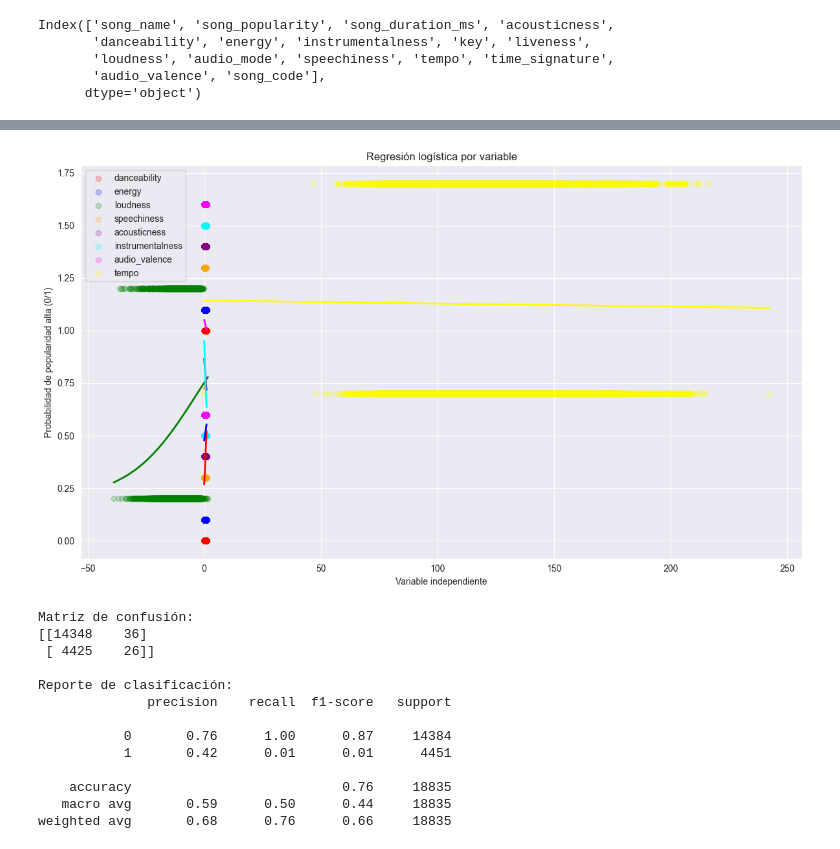
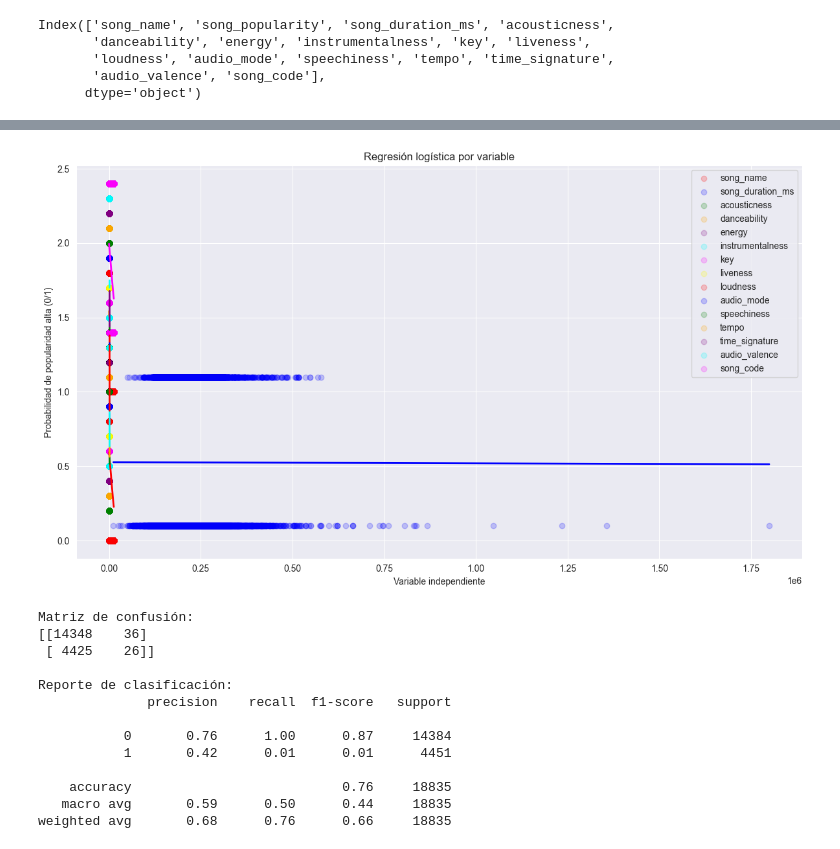
Before and after one commit to Cova01/ML_Spotify, a Jupyter notebook: reg_log.ipynb, the cells around one changed output, grey strips where cells are left out. Cells and saved outputs as stored; diff of their text form; code cells hidden in the pictures.

```diff
--- a/reg_log.ipynb
+++ b/reg_log.ipynb
@@ -60,20 +55,3 @@ Index(['song_name', 'song_popularity', 'song_duration_ms', 'acousticness',
        'loudness', 'audio_mode', 'speechiness', 'tempo', 'time_signature',
        'audio_valence', 'song_code'],
       dtype='object')
-# %%
-import statsmodels.api as sm
-
-data4 = data2[['song_popularity', 'danceability', 'energy', 'loudness',
-               'speechiness', 'acousticness', 'instrumentalness',
-               'audio_valence', 'tempo']]
-
-# Convertir la variable dependiente en binaria
-data4 = data4.copy()
-data4['pop_binaria'] = (data4['song_popularity'] >= 60).astype(int)
-
-X = data4.drop(columns=['song_popularity', 'pop_binaria'])
-X = sm.add_constant(X)
-y = data4['pop_binaria']
-
-modelo = sm.Logit(y, X).fit()
-print(modelo.summary())
@@ -98,39 +58,37 @@ tempo               -0.0005      0.001     -0.899      0.368      -0.002       0
 # %%
-import numpy as np
 from sklearn.linear_model import LogisticRegression
 
-# Convertir la popularidad en binaria: 1 si >=60, 0 si <60
-data4['pop_binaria'] = (data4['song_popularity'] >= 60).astype(int)
+data2['pop_binaria'] = (data2['song_popularity'] >= 60).astype(int)
 
 plt.figure(figsize=(12, 7))
 colores = ['red', 'blue', 'green', 'orange', 'purple', 'cyan', 'magenta', 'yellow']
-variables = data4.columns.drop(['song_popularity', 'pop_binaria'])
+variables = data2.columns.drop(['song_popularity', 'pop_binaria'])
 
 for i, var in enumerate(variables):
-    x = data4[var].values.reshape(-1, 1)
-    y = data4['pop_binaria'].values
+    x = data2[var].values.reshape(-1, 1)
+    y = data2['pop_binaria'].values
 
     # Ajustar regresión logística
     model = LogisticRegression()
     model.fit(x, y)
 
     # Generar curva
     x_range = np.linspace(x.min(), x.max(), 300).reshape(-1, 1)
     y_pred = model.predict_proba(x_range)[:, 1]
 
     # Graficar puntos y curva
     plt.scatter(x, y + i * 0.1, color=colores[i % len(colores)], alpha=0.2, label=var)  # con desplazamiento
     plt.plot(x_range, y_pred + i * 0.1, color=colores[i % len(colores)], linewidth=2)
 
 plt.xlabel('Variable independiente')
 plt.ylabel('Probabilidad de popularidad alta (0/1)')
 plt.title('Regresión logística por variable')
 plt.legend()
 plt.grid(True)
 plt.tight_layout()
 plt.show()
 # %% [output]
-[figure, old version]
+[figure, new version]
 # %%
 variables = ['danceability', 'energy', 'loudness', 'speechiness',
              'acousticness', 'instrumentalness', 'audio_valence', 'tempo']
```
Also changed, not shown: parts of 6 cells of this notebook.
